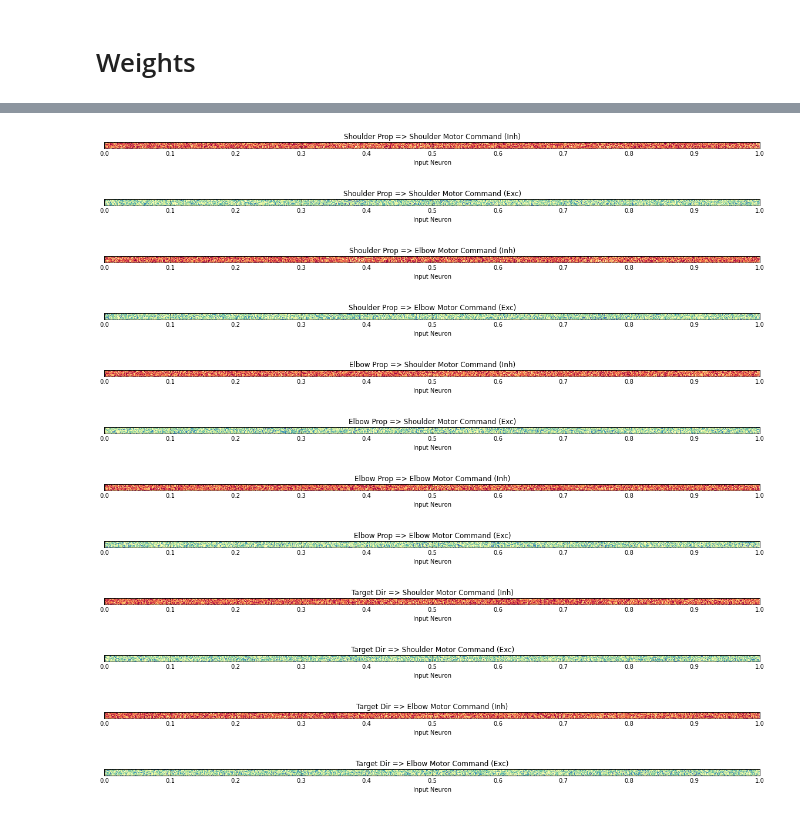
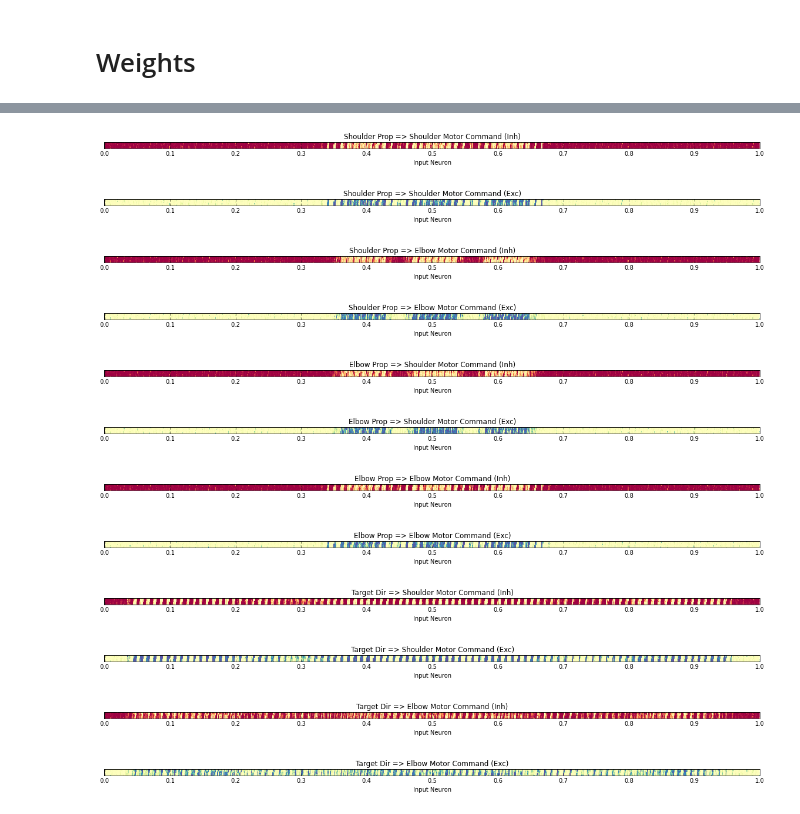
Before and after one commit to BarkingMouseStudio/unity-experiments, a Jupyter notebook: Robot Arm.ipynb, the cells around one changed output, grey strips where cells are left out. Drawn from its saved outputs; the diff is of its cells as text; code cells hidden in the pictures.

```diff
--- a/Robot Arm.ipynb
+++ b/Robot Arm.ipynb
@@ -9,7 +9,7 @@ import math
 from matplotlib import colors
 from ipywidgets import interact
 # %%
-log_path = "logs_635770692810229440"
+log_path = "logs_635773906979863650"
 # %%
 duration = 1000
 start = 0
@@ -53,7 +53,7 @@ df.plot(figsize=(16, 4), legend=False)
 # %% [markdown]
 # Weights
 # %%
-log_path = "logs_635772154023701400"
+log_path = "logs_635773949761930530"
 df = pd.read_csv("%s/weights.csv" % log_path, header=None)
 # %%
 # there are 120,000 synapses total
@@ -66,8 +66,8 @@ layer_size = input_layer_size * output_layer_size * 2
 input_layer_count = 3
 output_layer_count = 2
 
-weight_min = -15
-weight_max = 15
+weight_min = -4
+weight_max = 4
 
 input_layer_names = {0: "Shoulder Prop", 1: "Elbow Prop", 2: "Target Dir"}
 output_layer_names = {0: "Shoulder Motor Command", 1: "Elbow Motor Command"}
@@ -114,8 +114,8 @@ layer_size = input_layer_size * output_layer_size
 input_layer_count = 3
 output_layer_count = 4
 
-weight_min = -15
-weight_max = 15
+weight_min = -4
+weight_max = 4
 
 input_layer_names = {
     0: "Shoulder Prop",
@@ -129,42 +129,42 @@ output_layer_names = {
     3: "Elbow Motor Command (Exc)",
 }
 
 w = df.values[-1]
 
 input_layer_id = 0
 output_layer_id = 0
 
 def plot_weights(input_layer_id, output_layer_id):
     layer_start = (input_layer_id * output_layer_count + output_layer_id) * layer_size
     layer_end = layer_start + layer_size
 
     layer_w = w[layer_start:layer_end]
     layer_w = np.reshape(layer_w, (10, 1000), "F")
 
     norm = colors.Normalize(vmin=weight_min, vmax=weight_max)
 
     fig = plt.figure(figsize=(16, 16))
     im = plt.imshow(layer_w, interpolation='none', cmap='Spectral', aspect='equal', norm=norm)
     plt.grid(False)
     plt.title("{} => {}".format(input_layer_names[input_layer_id], output_layer_names[output_layer_id]))
     plt.xlabel("Input Neuron")
     plt.xticks(range(0, 1001, 100), [str(i / 100) for i in range(0, 101, 10)])
     plt.yticks([])
     plt.tight_layout()
 
 for i in range(input_layer_count):
     for j in range(output_layer_count):
         plot_weights(i, j)
 # %% [output]
-[figure, old version]
+[figure, new version]
-[figure, old version]
+[figure, new version]
-[figure, old version]
+[figure, new version]
-[figure, old version]
+[figure, new version]
-[figure, old version]
+[figure, new version]
-[figure, old version]
+[figure, new version]
-[figure, old version]
+[figure, new version]
-[figure, old version]
+[figure, new version]
-[figure, old version]
+[figure, new version]
-[figure, old version]
+[figure, new version]
-[figure, old version]
+[figure, new version]
-[figure, old version]
+[figure, new version]
```
Also changed, not shown: parts of 1 cell of this notebook, 5 other files.
